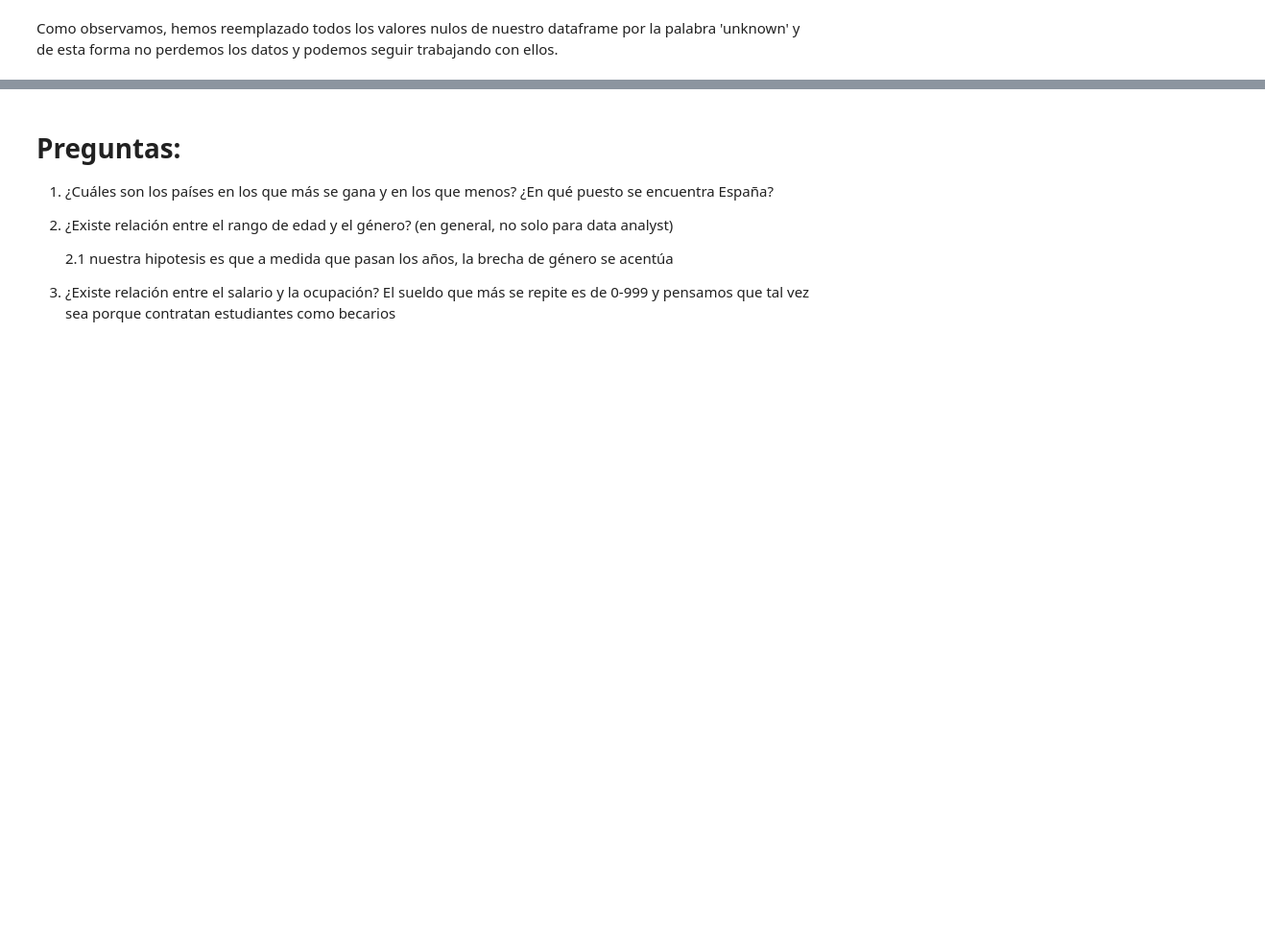
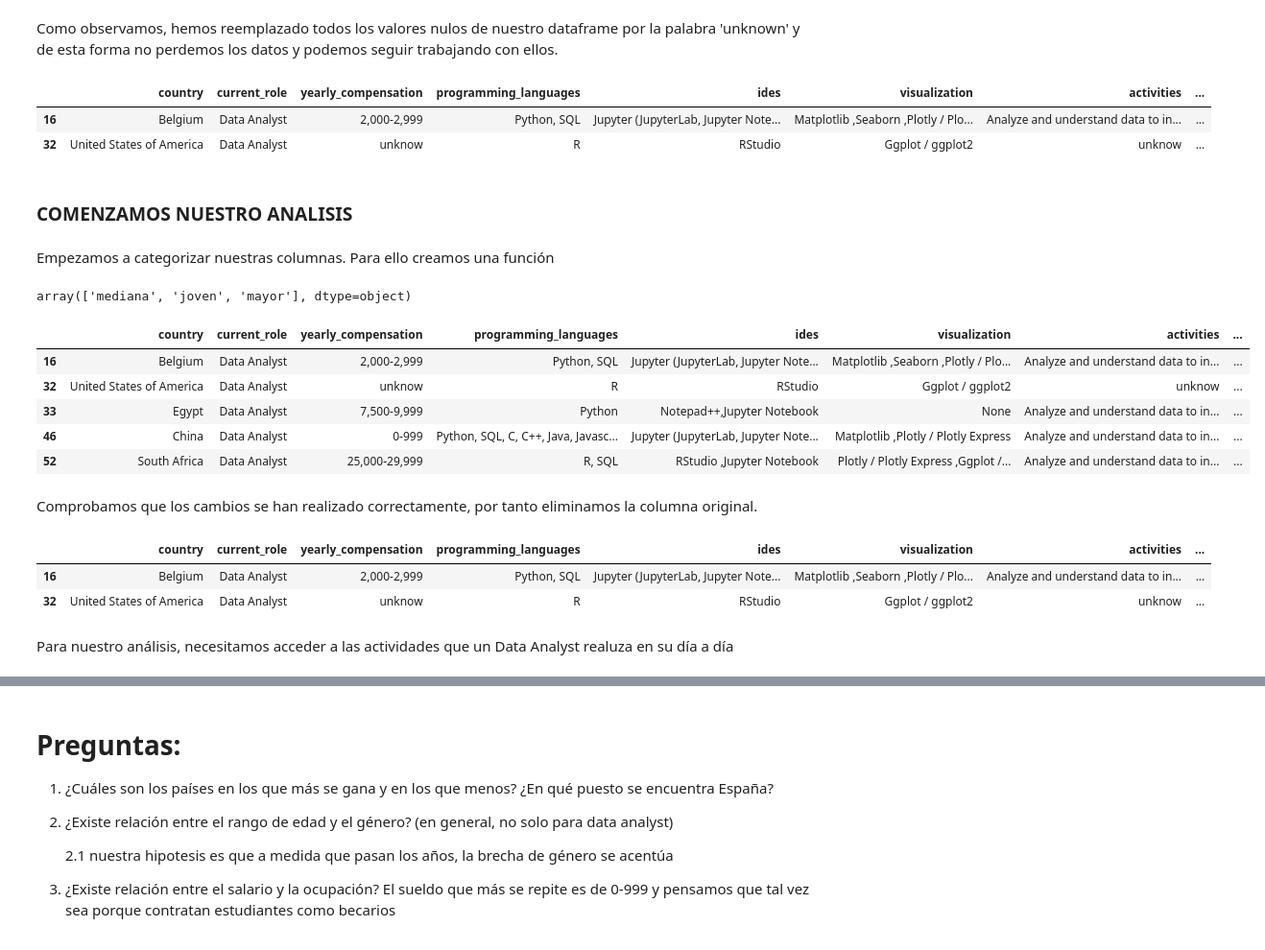
Before and after one commit to LourdesBoj/promoE_modulo2_proyecto_equipo3_AndreaIreneLourdesVictoria, a Jupyter notebook: Jupyter/exploracion_limpieza.ipynb, the cells around one changed output, grey strips where cells are left out. Shown: that part at 96% size. Cells and saved outputs as stored; diff of their text form; code cells hidden in the pictures; blank space fills up the shorter version.

```diff
--- a/Jupyter/exploracion_limpieza.ipynb
+++ b/Jupyter/exploracion_limpieza.ipynb
@@ -585,3 +553,45 @@ pd.DataFrame((df_analyst.isnull().sum() * 100) / df_analyst.shape[0])
 | primary_tool | 0.0 |
 # %% [markdown]
 Como observamos, hemos reemplazado todos los valores nulos de nuestro dataframe por la palabra 'unknown' y de esta forma no perdemos los datos y podemos seguir trabajando con ellos.
+# %%
+df_analyst.head(2)
+# %% [output]
+|  | country | current_role | yearly_compensation | programming_languages | ides | visualization | activities | ... |
+| 16 | Belgium | Data Analyst | 2,000-2,999 | Python, SQL | Jupyter (JupyterLab, Jupyter Note... | Matplotlib ,Seaborn ,Plotly / Plo... | Analyze and understand data to in... | ... |
+| 32 | United States of America | Data Analyst | unknow | R | RStudio | Ggplot / ggplot2 | unknow | ... |
+# %% [markdown]
+### COMENZAMOS NUESTRO ANALISIS
+# %% [markdown]
+Empezamos a categorizar nuestras columnas. Para ello creamos una función
+# %%
+def rango_edad(col):
+
+    joven = ['25-29', '18-21', '22-24']
+    mediana =['30-34', '35-39', '40-44', '45-49', '50-54']
+    mayor = ['55-59','60-69', '70+']
+
+    if col in joven:
+        return 'joven'
+
+    elif col in mediana:
+        return 'mediana'
+
+    elif col in mayor:
+        return 'mayor'
+# %%
+df_analyst['ages'] = df_analyst['age'].apply(rango_edad)
+# %%
+df_analyst['ages'].unique()
+# %% [output]
+array(['mediana', 'joven', 'mayor'], dtype=object)
+# %%
+df_analyst.head()
+# %% [output]
+|  | country | current_role | yearly_compensation | programming_languages | ides | visualization | activities | ... |
+| 16 | Belgium | Data Analyst | 2,000-2,999 | Python, SQL | Jupyter (JupyterLab, Jupyter Note... | Matplotlib ,Seaborn ,Plotly / Plo... | Analyze and understand data to in... | ... |
+| 32 | United States of America | Data Analyst | unknow | R | RStudio | Ggplot / ggplot2 | unknow | ... |
+| 33 | Egypt | Data Analyst | 7,500-9,999 | Python | Notepad++,Jupyter Notebook | None | Analyze and understand data to in... | ... |
+| 46 | China | Data Analyst | 0-999 | Python, SQL, C, C++, Java, Javasc... | Jupyter (JupyterLab, Jupyter Note... | Matplotlib ,Plotly / Plotly Express | Analyze and understand data to in... | ... |
+| 52 | South Africa | Data Analyst | 25,000-29,999 | R, SQL | RStudio ,Jupyter Notebook | Plotly / Plotly Express ,Ggplot /... | Analyze and understand data to in... | ... |
+# %% [markdown]
+Comprobamos que los cambios se han realizado correctamente, por tanto eliminamos la columna original.
@@ -587,0 +600,8 @@ Como observamos, hemos reemplazado todos los valores nulos de nuestro dataframe
+# %%
+df_analyst.head(2)
+# %% [output]
+|  | country | current_role | yearly_compensation | programming_languages | ides | visualization | activities | ... |
+| 16 | Belgium | Data Analyst | 2,000-2,999 | Python, SQL | Jupyter (JupyterLab, Jupyter Note... | Matplotlib ,Seaborn ,Plotly / Plo... | Analyze and understand data to in... | ... |
+| 32 | United States of America | Data Analyst | unknow | R | RStudio | Ggplot / ggplot2 | unknow | ... |
+# %% [markdown]
+Para nuestro análisis, necesitamos acceder a las actividades que un Data Analyst realuza en su día a día
```
Also changed, not shown: parts of 14 cells of this notebook.
